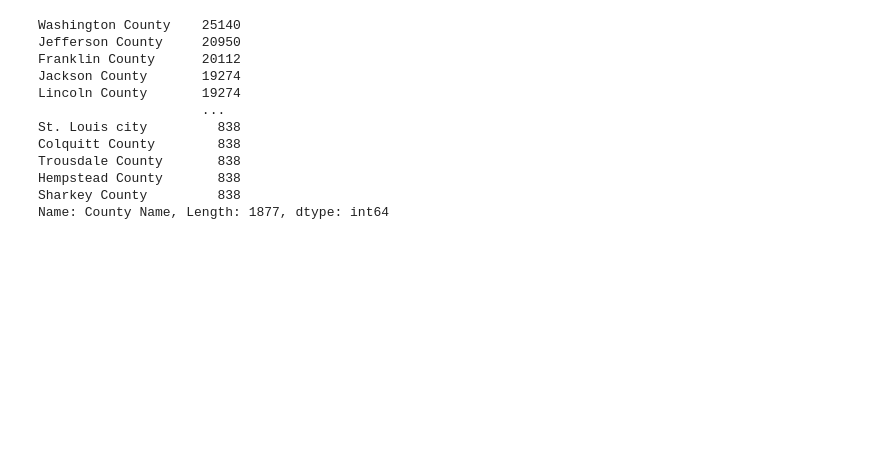
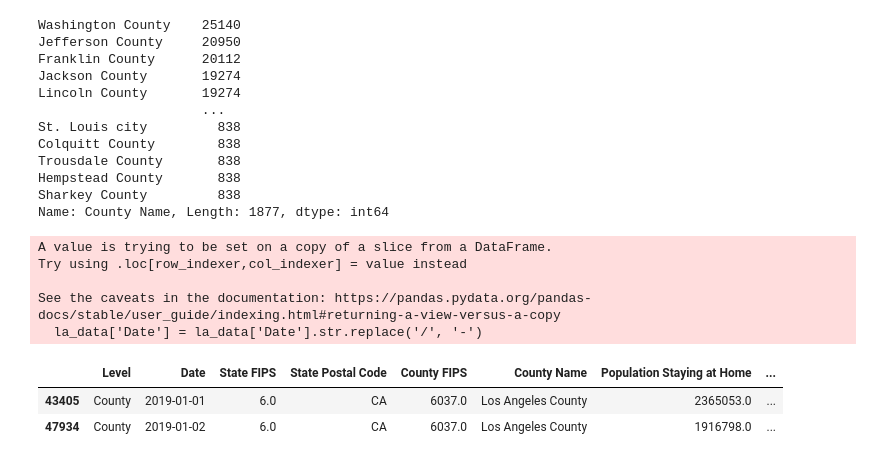
Before and after one commit to transcriptive/covid-aqi, a Jupyter notebook: traffic-data-cleaning.ipynb, the cells around one changed output. Saved outputs shown, nothing was run; the diff lists cells and outputs as text; code cells hidden in the pictures; blank space fills up the shorter version.

Commit message:
updated notebook name, change dates to datetime type in la_data.csv

```diff
--- a/leo_notebook.ipynb
+++ b/traffic-data-cleaning.ipynb
@@ -3,7 +3,7 @@ import numpy as np
 import pandas as pd
 import sys
 # %%
-df = pd.read_csv('datasets/traffic/trips_by_distance.csv')
+df = pd.read_csv('datasets/traffic/extras/trips_by_distance.csv')
 # %%
 df.head()
 # %% [output]
@@ -98,3 +98,17 @@ Sharkey County         838
 Name: County Name, Length: 1877, dtype: int64
 # %%
 la_data = df[df['County Name'] == 'Los Angeles County']
+# %%
+la_data['Date'] = la_data['Date'].str.replace('/', '-')
+# %% [output]
+A value is trying to be set on a copy of a slice from a DataFrame.
+Try using .loc[row_indexer,col_indexer] = value instead
+
+See the caveats in the documentation: https://pandas.pydata.org/pandas-docs/stable/user_guide/indexing.html#returning-a-view-versus-a-copy
+  la_data['Date'] = la_data['Date'].str.replace('/', '-')
+# %%
+la_data.head(2)
+# %% [output]
+|  | Level | Date | State FIPS | State Postal Code | County FIPS | County Name | Population Staying at Home | ... |
+| 43405 | County | 2019-01-01 | 6.0 | CA | 6037.0 | Los Angeles County | 2365053.0 | ... |
+| 47934 | County | 2019-01-02 | 6.0 | CA | 6037.0 | Los Angeles County | 1916798.0 | ... |
```
Also changed, not shown: parts of 3 cells of this notebook, 1 other file.
